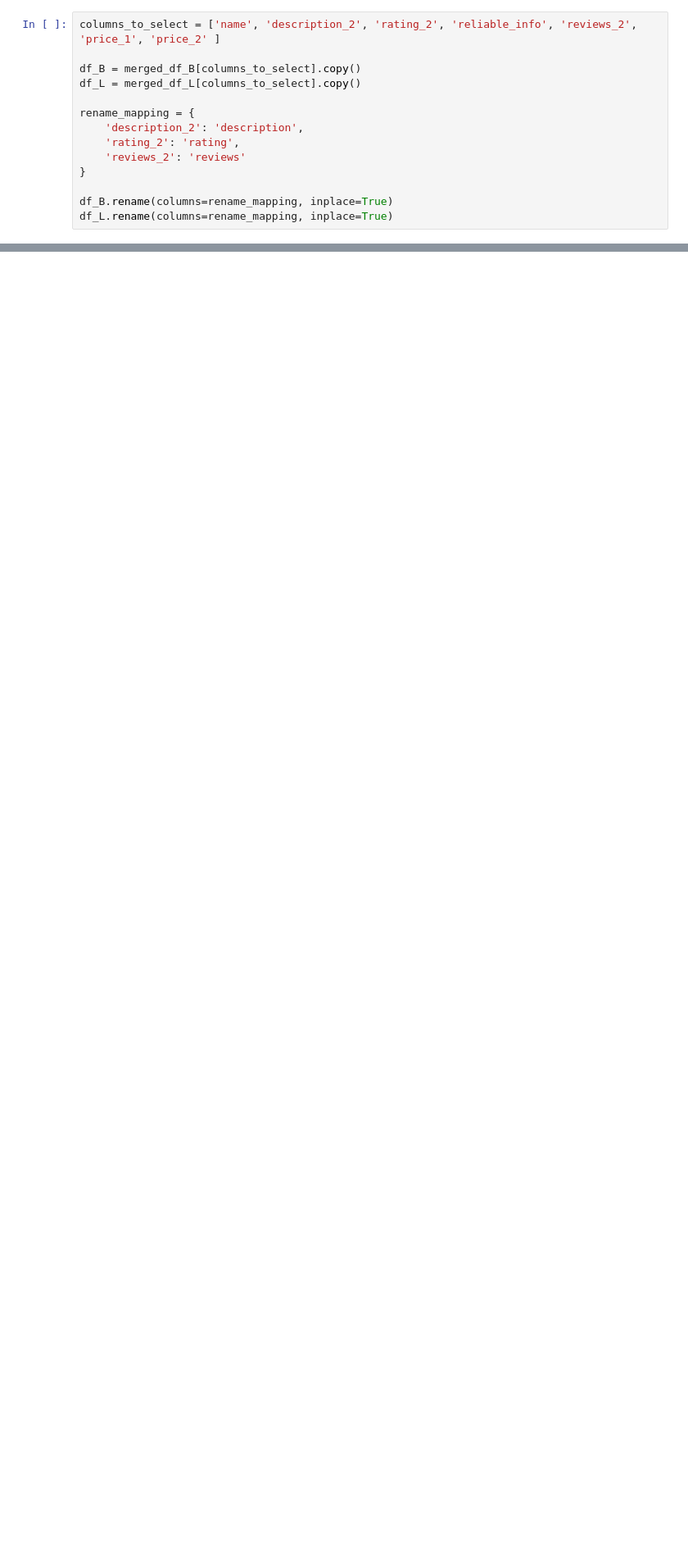
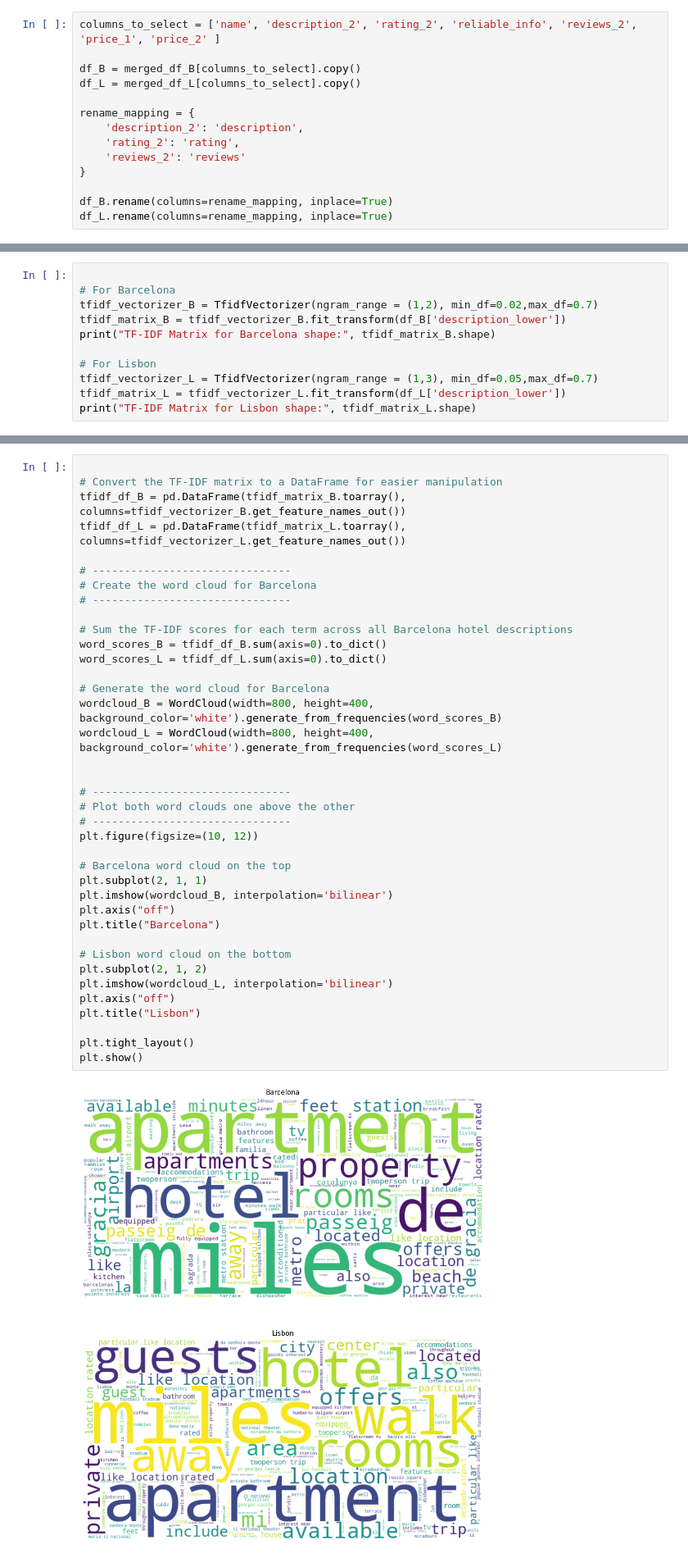
Before and after one commit to DenisProcyon/ITM_project_one, a Jupyter notebook: project.ipynb, the cells around one changed output, grey strips where cells are left out. Shown at 82% size. Drawn from its saved outputs; the diff is of its cells as text; blank space fills up the shorter version.

```diff
--- a/project.ipynb
+++ b/project.ipynb
@@ -370,0 +409,11 @@ df_L['description_preproc'] =df_L['description'].apply(preprocess_stem)
+# %%
+
+# For Barcelona
+tfidf_vectorizer_B = TfidfVectorizer(ngram_range = (1,2), min_df=0.02,max_df=0.7)
+tfidf_matrix_B = tfidf_vectorizer_B.fit_transform(df_B['description_lower'])
+print("TF-IDF Matrix for Barcelona shape:", tfidf_matrix_B.shape)
+
+# For Lisbon
+tfidf_vectorizer_L = TfidfVectorizer(ngram_range = (1,3), min_df=0.05,max_df=0.7)
+tfidf_matrix_L = tfidf_vectorizer_L.fit_transform(df_L['description_lower'])
+print("TF-IDF Matrix for Lisbon shape:", tfidf_matrix_L.shape)
@@ -371,3 +423,43 @@ df_L['description_preproc'] =df_L['description'].apply(preprocess_stem)
+# %%
+
+# Convert the TF-IDF matrix to a DataFrame for easier manipulation
+tfidf_df_B = pd.DataFrame(tfidf_matrix_B.toarray(), columns=tfidf_vectorizer_B.get_feature_names_out())
+tfidf_df_L = pd.DataFrame(tfidf_matrix_L.toarray(), columns=tfidf_vectorizer_L.get_feature_names_out())
+
+# -------------------------------
+# Create the word cloud for Barcelona
+# -------------------------------
+
+# Sum the TF-IDF scores for each term across all Barcelona hotel descriptions
+word_scores_B = tfidf_df_B.sum(axis=0).to_dict()
+word_scores_L = tfidf_df_L.sum(axis=0).to_dict()
+
+# Generate the word cloud for Barcelona
+wordcloud_B = WordCloud(width=800, height=400, background_color='white').generate_from_frequencies(word_scores_B)
+wordcloud_L = WordCloud(width=800, height=400, background_color='white').generate_from_frequencies(word_scores_L)
+
+
+# -------------------------------
+# Plot both word clouds one above the other
+# -------------------------------
+plt.figure(figsize=(10, 12))
+
+# Barcelona word cloud on the top
+plt.subplot(2, 1, 1)
+plt.imshow(wordcloud_B, interpolation='bilinear')
+plt.axis("off")
+plt.title("Barcelona")
+
+# Lisbon word cloud on the bottom
+plt.subplot(2, 1, 2)
+plt.imshow(wordcloud_L, interpolation='bilinear')
+plt.axis("off")
+plt.title("Lisbon")
+
+plt.tight_layout()
+plt.show()
+# %% [output]
+[figure, added]
 # %% [markdown]
 ## Wordcloud
 # %%
```
Also changed, not shown: parts of 28 cells of this notebook.
